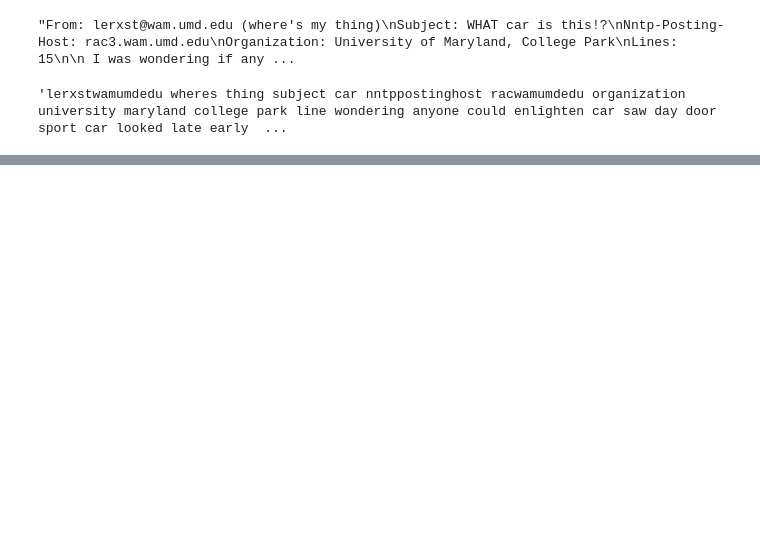
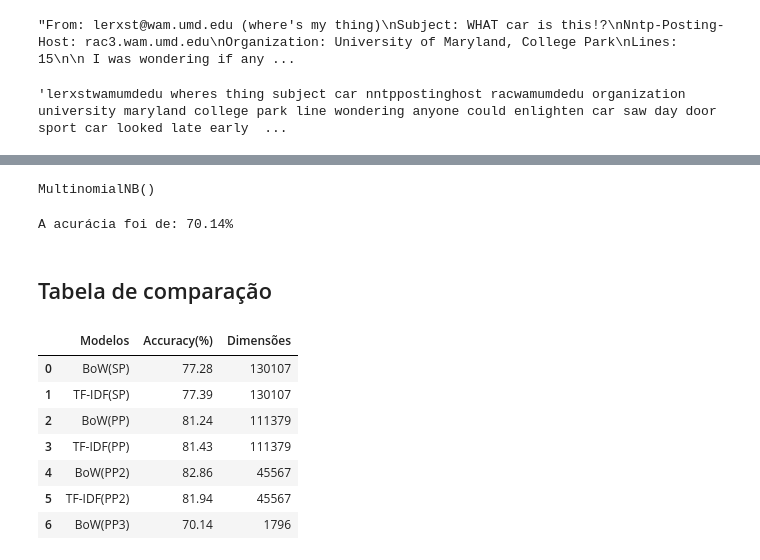
Before and after one commit to juliomaced0/Mentoria_Python_IA, a Jupyter notebook: Atividade-8/Atividade 8.ipynb, the cells around one changed output, grey strips where cells are left out. Drawn from its saved outputs; the diff is of its cells as text; code cells hidden in the pictures; blank space fills up the shorter version.

```diff
--- a/Atividade-8/Atividade 8.ipynb
+++ b/Atividade-8/Atividade 8.ipynb
@@ -123,0 +258,33 @@ A acurácia foi de: 29.86%
+# %%
+X_train_PP_bw3_shape = X_train_PP_bw3.shape[1]
+# %%
+clf3 = MultinomialNB()
+clf3.fit(X_train_PP_bw3, y_train)
+# %% [output]
+MultinomialNB()
+# %%
+y_predict = clf3.predict(X_test_PP_bw3)
+# %%
+# Conseguiu retirar todas as palavras sem sentido, porém, causou um grande prejuízo na acurácia.
+A7 = accuracy_score(y_test, y_predict)
+print(f'A acurácia foi de: {round(A7*100, 2)}%')
+# %% [output]
+A acurácia foi de: 70.14%
+# %% [markdown]
+## Tabela de comparação
+# %%
+data = {'Modelos': ['BoW(SP)', 'TF-IDF(SP)', 'BoW(PP)', 'TF-IDF(PP)', 'BoW(PP2)', 'TF-IDF(PP2)', 'BoW(PP3)'],
+        'Accuracy(%)': [round(A1*100, 2), round(A2*100, 2), round(A3*100, 2), round(A4*100, 2), round(A5*100, 2),round(A6*100, 2), round(A7*100, 2)],
+        'Dimensões':[X_train_bw_shape, X_train_tf_shape, X_train_PP_bw_shape, X_train_PP_tf_shape, X_train_PP_bw2_shape, X_train_PP_tf2_shape, X_train_PP_bw3_shape],
+        }
+tabela = pd.DataFrame(data)
+tabela
+# %% [output]
+|  | Modelos | Accuracy(%) | Dimensões |
+| 0 | BoW(SP) | 77.28 | 130107 |
+| 1 | TF-IDF(SP) | 77.39 | 130107 |
+| 2 | BoW(PP) | 81.24 | 111379 |
+| 3 | TF-IDF(PP) | 81.43 | 111379 |
+| 4 | BoW(PP2) | 82.86 | 45567 |
+| 5 | TF-IDF(PP2) | 81.94 | 45567 |
+| 6 | BoW(PP3) | 70.14 | 1796 |
```
Also changed, not shown: parts of 52 cells of this notebook.
